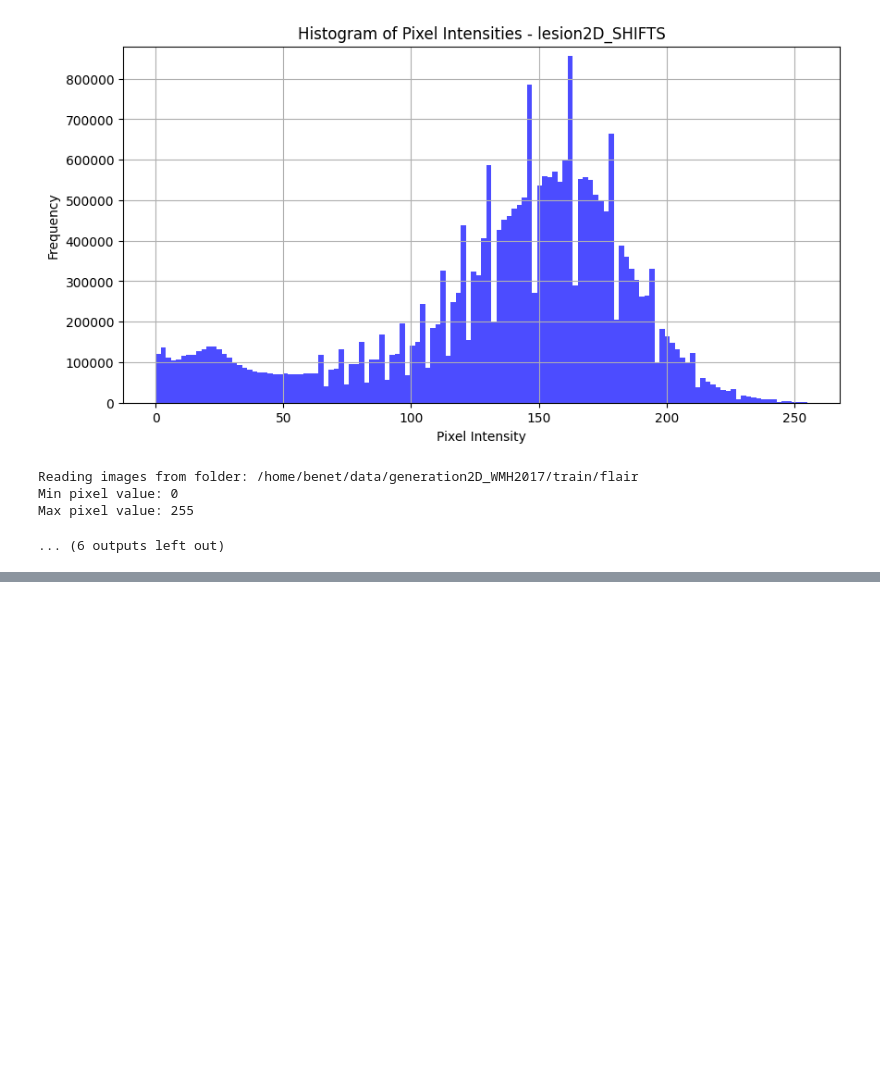
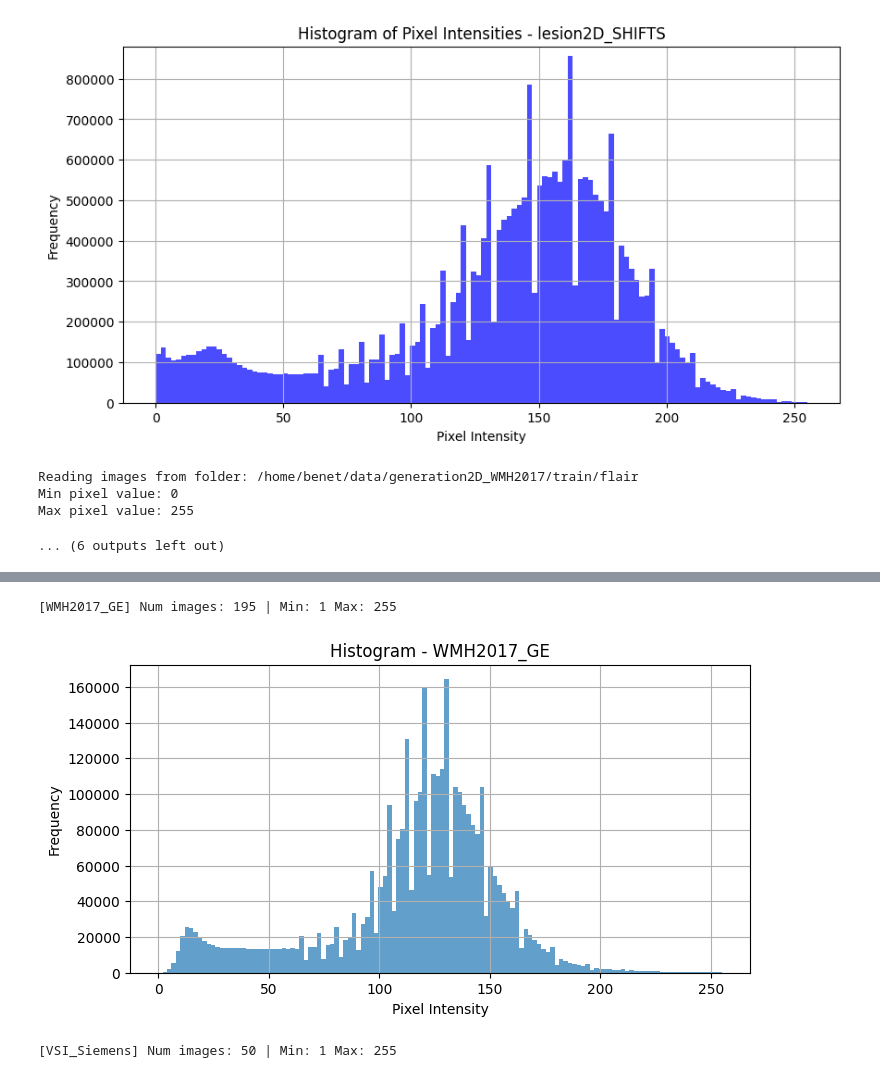
Before and after one commit to benetraco/tfg, a Jupyter notebook: dataset/dataset_inspection.ipynb, the cells around one changed output, grey strips where cells are left out. Saved outputs shown, nothing was run; the diff lists cells and outputs as text; code cells hidden in the pictures; blank space fills up the shorter version.

```diff
--- a/dataset/dataset_inspection.ipynb
+++ b/dataset/dataset_inspection.ipynb
@@ -96,0 +198,80 @@ Max pixel value: 255
+# %%
+import os
+import numpy as np
+import matplotlib.pyplot as plt
+from PIL import Image
+from collections import defaultdict
+
+def get_scanner_from_filename(filename):
+    parts = filename.split("_")
+    if parts[0] == "WMH2017":
+        idx = int(parts[1])
+        if idx < 50:
+            return "Philips"
+        elif idx < 70:
+            return "Siemens"
+        elif idx < 145:
+            return "GE"
+        else:
+            return None
+    if "ISI" in filename:
+        return "GE"
+    if "TSI" in filename:
+        return "Philips"
+    if "VSI" in filename:
+        return "Siemens"
+    return None
+
+def read_example_images(folder, sample_filters):
+    scanner_dict = defaultdict(list)
+    for filename in os.listdir(folder):
+        if not filename.endswith(".png"):
+            continue
+        # Apply filters
+        for label, filter_fn in sample_filters.items():
+            if filter_fn(filename):
+                path = os.path.join(folder, filename)
+                image = Image.open(path).convert("L")
+                scanner_dict[label].append(image)
+                break  # Don't count the same image twice
+    return scanner_dict
+
+def plot_histogram(images, label, output_dir="./histograms_sample"):
+    pixels = np.concatenate([np.array(img).flatten() for img in images])
+    pixels = pixels[pixels > 0]  # remove black
+    print(f"[{label}] Num images: {len(images)} | Min: {np.min(pixels)} Max: {np.max(pixels)}")
+
+    plt.figure(figsize=(8, 4))
+    plt.hist(pixels, bins=128, range=(0, 255), alpha=0.7)
+    plt.title(f"Histogram - {label}")
+    plt.xlabel("Pixel Intensity")
+    plt.ylabel("Frequency")
+    plt.grid()
+
+    os.makedirs(output_dir, exist_ok=True)
+    plt.savefig(os.path.join(output_dir, f"{label}_hist.png"))
+    plt.show()
+
+def generate_sample_histograms(input_folder):
+    sample_filters = {
+        "WMH2017_Philips": lambda f: f.startswith("WMH2017_") and int(f.split("_")[1]) < 50,
+        "TSI_Philips": lambda f: "TSI" in f,
+        "WMH2017_GE": lambda f: f.startswith("WMH2017_") and 100 <= int(f.split("_")[1]) < 145,
+        "ISI_GE": lambda f: "ISI" in f,
+        "WMH2017_Siemens": lambda f: f.startswith("WMH2017_") and 50 <= int(f.split("_")[1]) < 70,
+        "VSI_Siemens": lambda f: "VSI" in f,
+    }
+
+    image_sets = read_example_images(input_folder, sample_filters)
+    for label, images in image_sets.items():
+        if len(images) == 0:
+            print(f"[{label}] No images found.")
+            continue
+        plot_histogram(images, label)
+
+# Example usage:
+generate_sample_histograms("/home/benet/data/WMH2017_split/train/flair")
+# %% [output]
+[WMH2017_GE] Num images: 195 | Min: 1 Max: 255
+[figure, added]
+[VSI_Siemens] Num images: 50 | Min: 1 Max: 255
```
Also changed, not shown: parts of 5 cells of this notebook, 6 other files.
